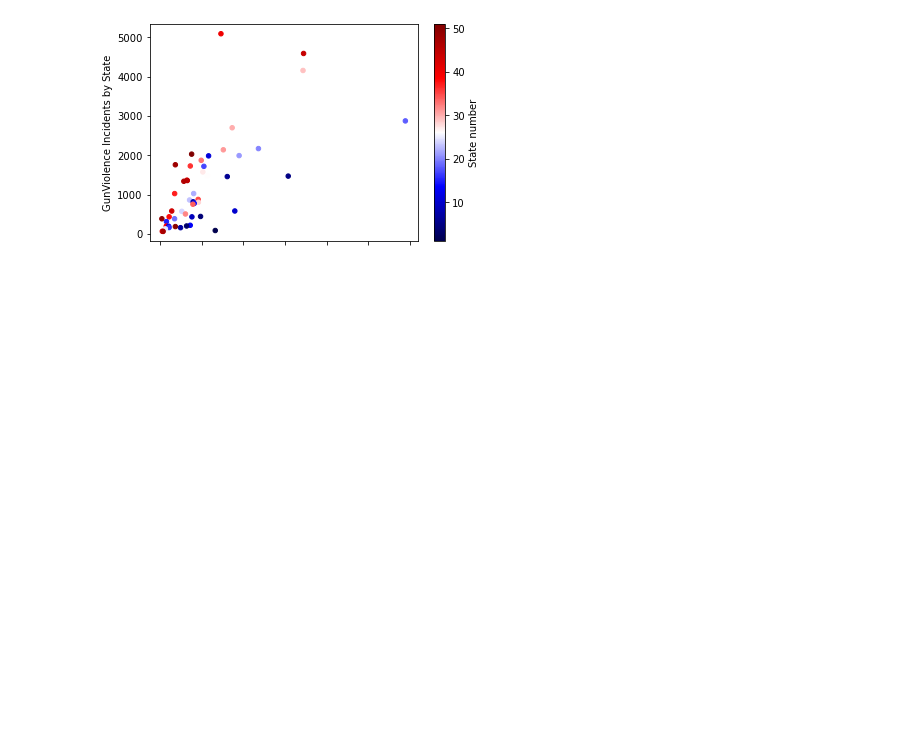
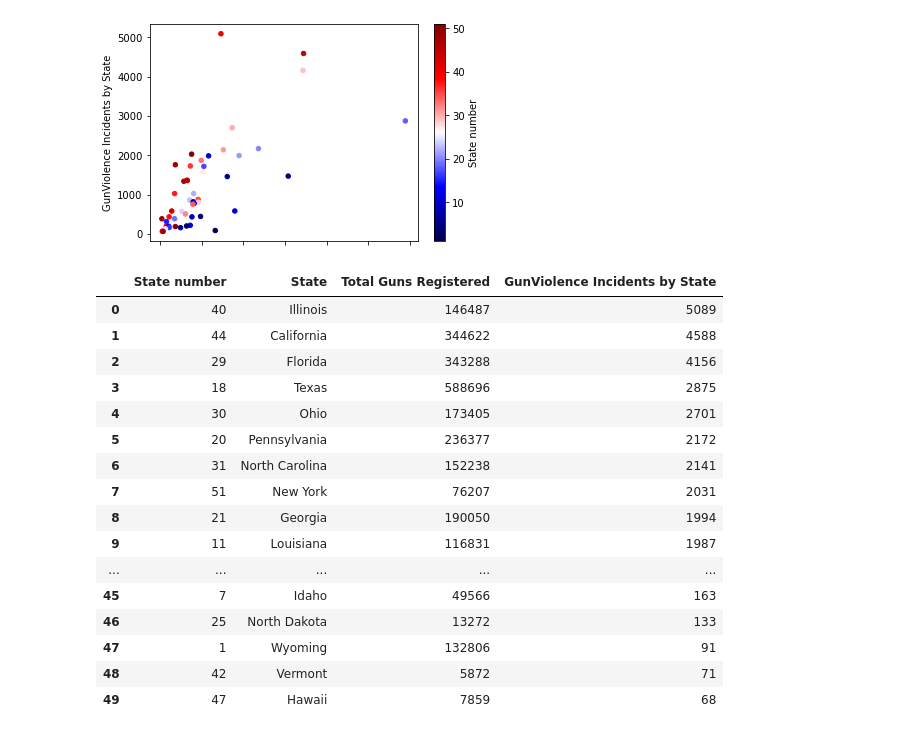
Before and after one commit to panxolopez/proyecto_mineria, a Jupyter notebook: proyecto.ipynb, the cells around one changed output. Cells and saved outputs as stored; diff of their text form; code cells hidden in the pictures; blank space fills up the shorter version.

```diff
--- a/proyecto.ipynb
+++ b/proyecto.ipynb
@@ -242,5 +242,25 @@ data_2.plot.scatter('Total Guns Registered','GunViolence Incidents by State',c='
 # %% [output]
 <AxesSubplot:xlabel='Total Guns Registered', ylabel='GunViolence Incidents by State'>
 [figure]
+# %%
+data_2
+# %% [output]
+|  | State number | State | Total Guns Registered | GunViolence Incidents by State |
+| 0 | 40 | Illinois | 146487 | 5089 |
+| 1 | 44 | California | 344622 | 4588 |
+| 2 | 29 | Florida | 343288 | 4156 |
+| 3 | 18 | Texas | 588696 | 2875 |
+| 4 | 30 | Ohio | 173405 | 2701 |
+| 5 | 20 | Pennsylvania | 236377 | 2172 |
+| 6 | 31 | North Carolina | 152238 | 2141 |
+| 7 | 51 | New York | 76207 | 2031 |
+| 8 | 21 | Georgia | 190050 | 1994 |
+| 9 | 11 | Louisiana | 116831 | 1987 |
+| ... | ... | ... | ... | ... |
+| 45 | 7 | Idaho | 49566 | 163 |
+| 46 | 25 | North Dakota | 13272 | 133 |
+| 47 | 1 | Wyoming | 132806 | 91 |
+| 48 | 42 | Vermont | 5872 | 71 |
+| 49 | 47 | Hawaii | 7859 | 68 |
 # %%
 #ARMAS REGISTRADAS
```
Also changed, not shown: parts of 4 cells of this notebook.
